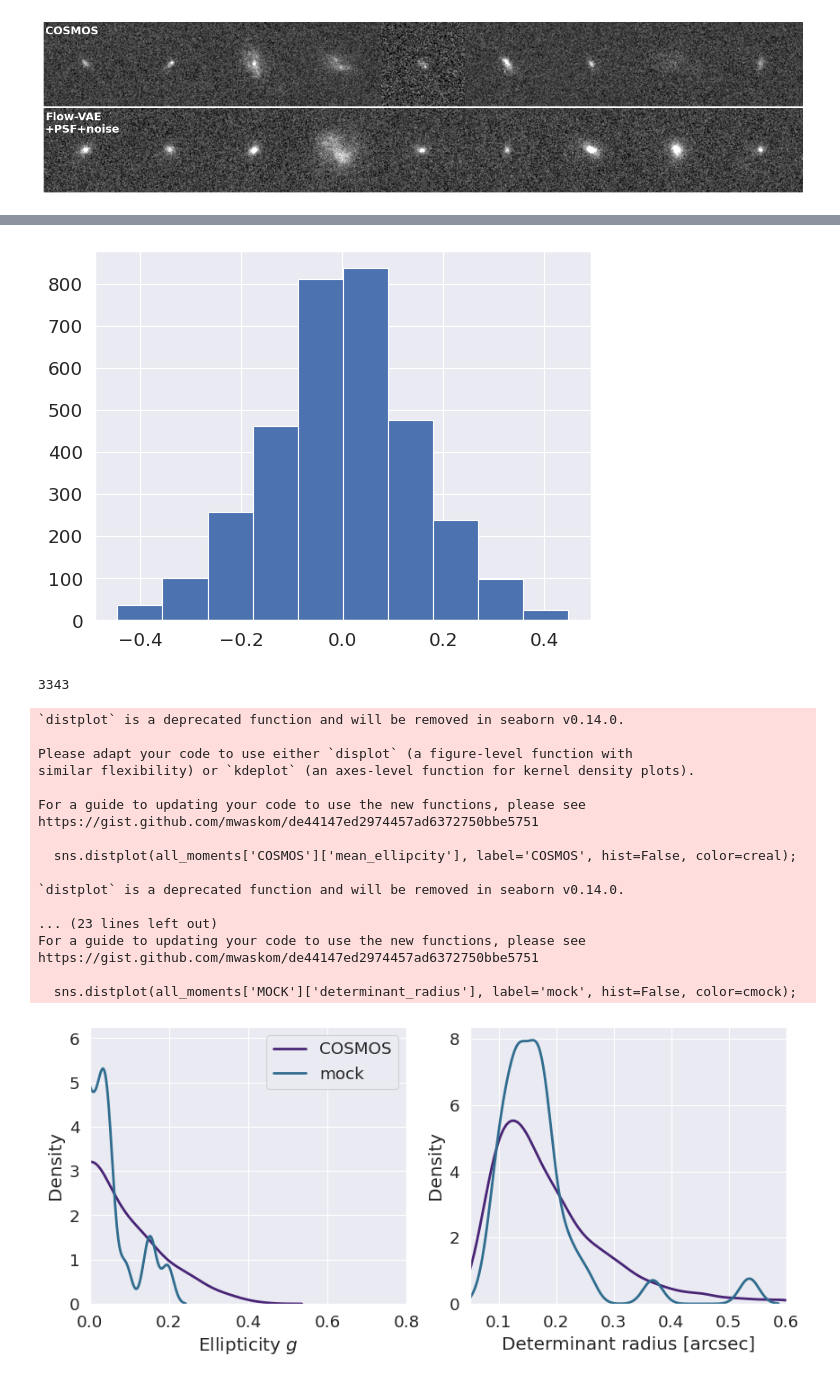
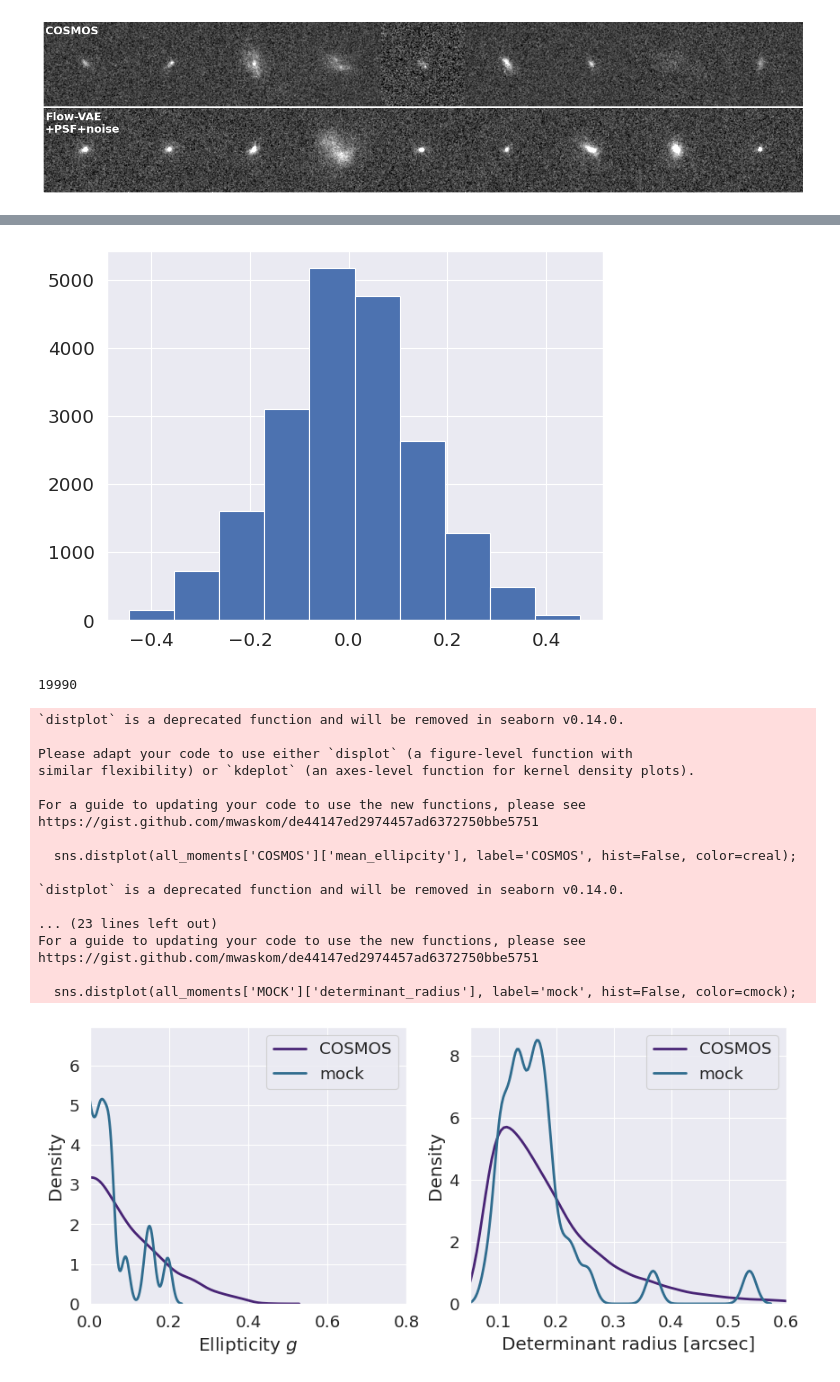
Before and after one commit to JonnyyTorres/Galsim_JAX, a Jupyter notebook: NF_Galsim_moments.ipynb, the cells around one changed output, grey strips where cells are left out. Saved outputs shown, nothing was run; the diff lists cells and outputs as text; code cells hidden in the pictures.

Commit message:
Histogrammes comparing NF and COSMOS

```diff
--- a/NF_Galsim_moments.ipynb
+++ b/NF_Galsim_moments.ipynb
@@ -562,7 +562,7 @@ x_convolve_ = np.float32(x_convolve)
 plt.figure(figsize=(17.5,4))
 for i in range(9):
     im_real = galsim.ImageF(STAMP_SIZE, STAMP_SIZE, scale=PIXEL_SCALE)
-    im_sim = galsim.ImageF(x_convolve_[i,...,0], copy=True)
+    im_sim = galsim.ImageF(np.float32(q_nf[i,...,0]), copy=True)
     im_sim_n = galsim.ImageF(STAMP_SIZE, STAMP_SIZE, scale=PIXEL_SCALE)
 
     # Drawing galaxy from cosmos
@@ -616,7 +616,9 @@ def galaxy_moments(galaxy_image):
 def decode(params, x):
   return dec.apply(params, x)
 # %%
-for i in range(625):
+num_errors = 0
+
+for i in range(626):
     # Another batch for the dataset
     batch = next(dset)
 
@@ -646,15 +648,20 @@ for i in range(625):
     # Adding the 'channels' dimension
     x_convolve = tf.expand_dims(x_convolve, axis=-1)
 
+    x_convolve = np.float32(x_convolve)
 
     for j in range(num_images):
-        # Calculating moments for simulated images
-        im_sim = galsim.ImageF(x_convolve_[j,...,0], copy=True)
-        all_moments['MOCK']['mean_ellipcity'].append(galaxy_moments(im_sim)[0])
-        all_moments['MOCK']['determinant_radius'].append(galaxy_moments(im_sim)[1])
+        try:
+            # Calculating moments for simulated images
+            im_sim = galsim.ImageF((x_convolve[j,...,0]), copy=True)
+            all_moments['MOCK']['mean_ellipcity'].append(galaxy_moments(im_sim)[0])
+            all_moments['MOCK']['determinant_radius'].append(galaxy_moments(im_sim)[1])
 
-        # Calculating moments for COSMOS images
-        im_real = galsim.ImageF(x[j,...,0], copy=True)
-        all_moments['COSMOS']['mean_ellipcity'].append(galaxy_moments(im_real)[0])
-        all_moments['COSMOS']['determinant_radius'].append(galaxy_moments(im_real)[1])
+            # Calculating moments for COSMOS images
+            im_real = galsim.ImageF(x[j,...,0], copy=True)
+            all_moments['COSMOS']['mean_ellipcity'].append(galaxy_moments(im_real)[0])
+            all_moments['COSMOS']['determinant_radius'].append(galaxy_moments(im_real)[1])
+        except:
+            num_errors +=1
+            print("Something went wrong doing the for cycle, number of errors = {}".format(num_errors))
 # %% [output]
@@ -662,11 +685,11 @@ GalSimHSMError: Error: too many iterations in adaptive moments
 # %%
 plt.hist(all_moments['COSMOS']['mean_ellipcity']);
 # %% [output]
-[figure, old version]
+[figure, new version]
 # %%
 len(all_moments['COSMOS']['mean_ellipcity'])
 # %% [output]
-3343
+19990
 # %%
 import seaborn as sns
 
@@ -694,32 +717,32 @@ plt.xlabel('Ellipticity $g$')
 
 plt.subplot(122)
 sns.distplot(all_moments['COSMOS']['determinant_radius'], label='COSMOS', hist=False, color=creal);
 # plt.axvline(np.mean(all_moments['COSMOS']['determinant_radius']*res), color=creal)
 sns.distplot(all_moments['MOCK']['determinant_radius'], label='mock', hist=False, color=cmock);
 # plt.axvline(np.mean(all_moments['MOCK']['determinant_radius']*res), color=cmock)
-
+plt.legend()
 plt.xlabel('Determinant radius [arcsec]')
 plt.xlim(0.05,0.6);
 # print("Mean real size: %0.4f +/-%0.4f"%(np.mean(all_moments['COSMOS']['determinant_radius']*res),
 #                                                 sem(all_moments['COSMOS']['determinant_radius']*res)))
 # print("Mean mock size: %0.4f +/-%0.4f"%(np.mean(all_moments['MOCK']['determinant_radius']*res),
 #                                                 sem(all_moments['MOCK']['determinant_radius']*res)))
 # %% [output]
 `distplot` is a deprecated function and will be removed in seaborn v0.14.0.
 
 Please adapt your code to use either `displot` (a figure-level function with
 similar flexibility) or `kdeplot` (an axes-level function for kernel density plots).
 
 For a guide to updating your code to use the new functions, please see
 https://gist.github.com/mwaskom/de44147ed2974457ad6372750bbe5751
 
   sns.distplot(all_moments['COSMOS']['mean_ellipcity'], label='COSMOS', hist=False, color=creal);
 
 `distplot` is a deprecated function and will be removed in seaborn v0.14.0.
 
 ... (23 lines left out)
 For a guide to updating your code to use the new functions, please see
 https://gist.github.com/mwaskom/de44147ed2974457ad6372750bbe5751
 
   sns.distplot(all_moments['MOCK']['determinant_radius'], label='mock', hist=False, color=cmock);
-[figure, old version]
+[figure, new version]
```
Also changed, not shown: parts of 10 cells of this notebook.
